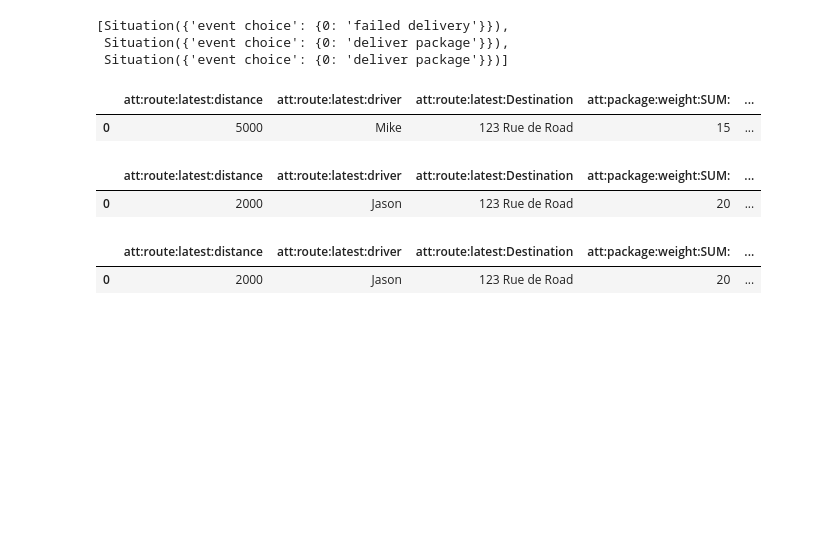
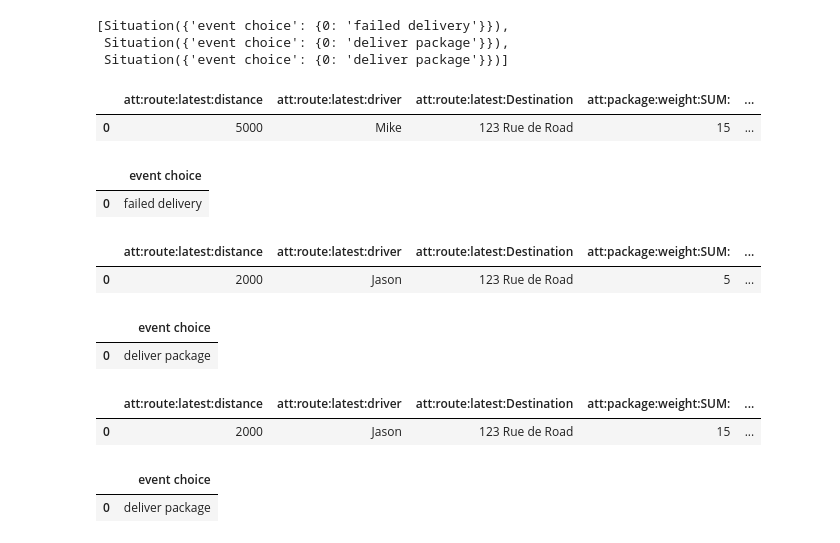
Before and after one commit to DerAndereJohannes/ocel-features, a Jupyter notebook: examples/notebooks/situations.ipynb, the cells around one changed output. Saved outputs shown, nothing was run; the diff lists cells and outputs as text; code cells hidden in the pictures; blank space fills up the shorter version.

```diff
--- a/examples/notebooks/situations.ipynb
+++ b/examples/notebooks/situations.ipynb
@@ -8,6 +9,7 @@ from ocel_features.util.data_organization import Operators
 # %%
 log = ocel.import_log('../logs/actual-min.jsonocel')
-graph = create_object_centric_graph(log, all_relations())
+graph = create_object_centric_graph(log, {Relations.DESCENDANTS})
+show_graph_plt(graph)
 # %% [output]
 0/39 events processed.
 Graph done!
@@ -44,15 +47,22 @@ pprint(situations)
 # %%
 ### now with the target features and the behind the scenes
 ### to create situation features setup, we can create some to explore!
 for s in situations:
     s.get_latest_ot_properties(ot = {'route'})
     s.get_op_ot_properties(ot = {'package'}, op = Operators.SUM)
 
     display(s._df)
+    display(s._targetdf)
 # %% [output]
 |  | att:route:latest:distance | att:route:latest:driver | att:route:latest:Destination | att:package:weight:SUM: | ... |
 | 0 | 5000 | Mike | 123 Rue de Road | 15 | ... |
-|  | att:route:latest:distance | att:route:latest:driver | att:route:latest:Destination | att:package:weight:SUM: | ... |
-| 0 | 2000 | Jason | 123 Rue de Road | 20 | ... |
+|  | event choice |
+| 0 | failed delivery |
 |  | att:route:latest:distance | att:route:latest:driver | att:route:latest:Destination | att:package:weight:SUM: | ... |
-| 0 | 2000 | Jason | 123 Rue de Road | 20 | ... |
+| 0 | 2000 | Jason | 123 Rue de Road | 5 | ... |
+|  | event choice |
+| 0 | deliver package |
+|  | att:route:latest:distance | att:route:latest:driver | att:route:latest:Destination | att:package:weight:SUM: | ... |
+| 0 | 2000 | Jason | 123 Rue de Road | 15 | ... |
+|  | event choice |
+| 0 | deliver package |
```
Also changed, not shown: parts of 3 cells of this notebook, 3 other files.
